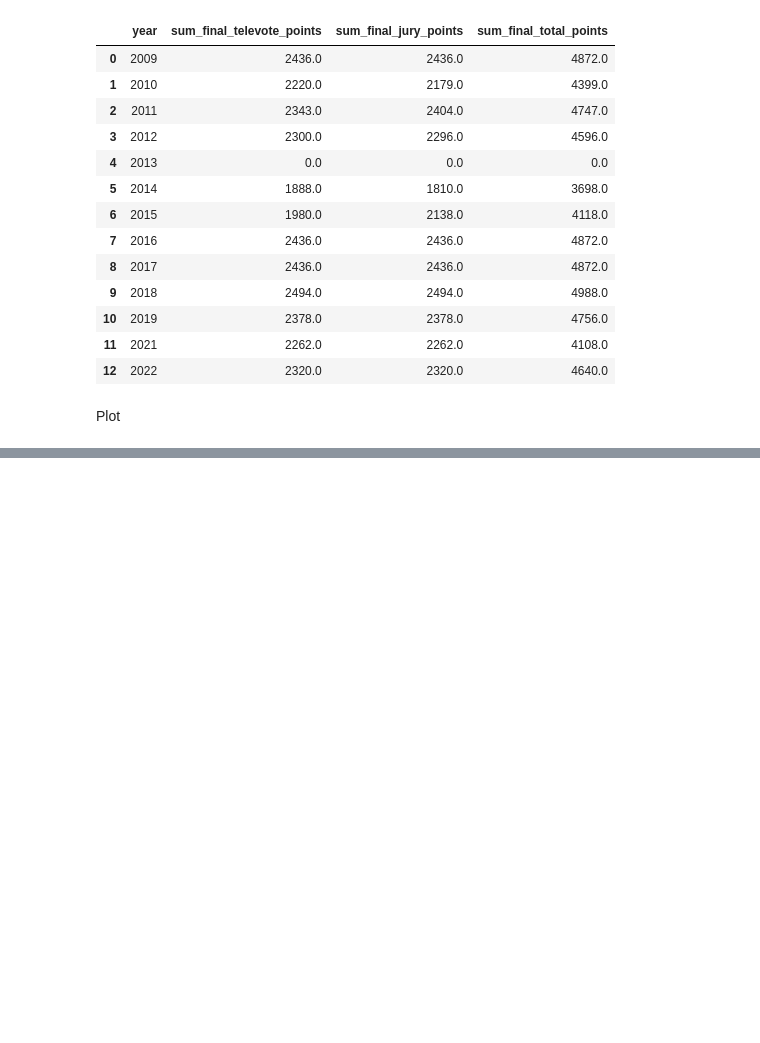
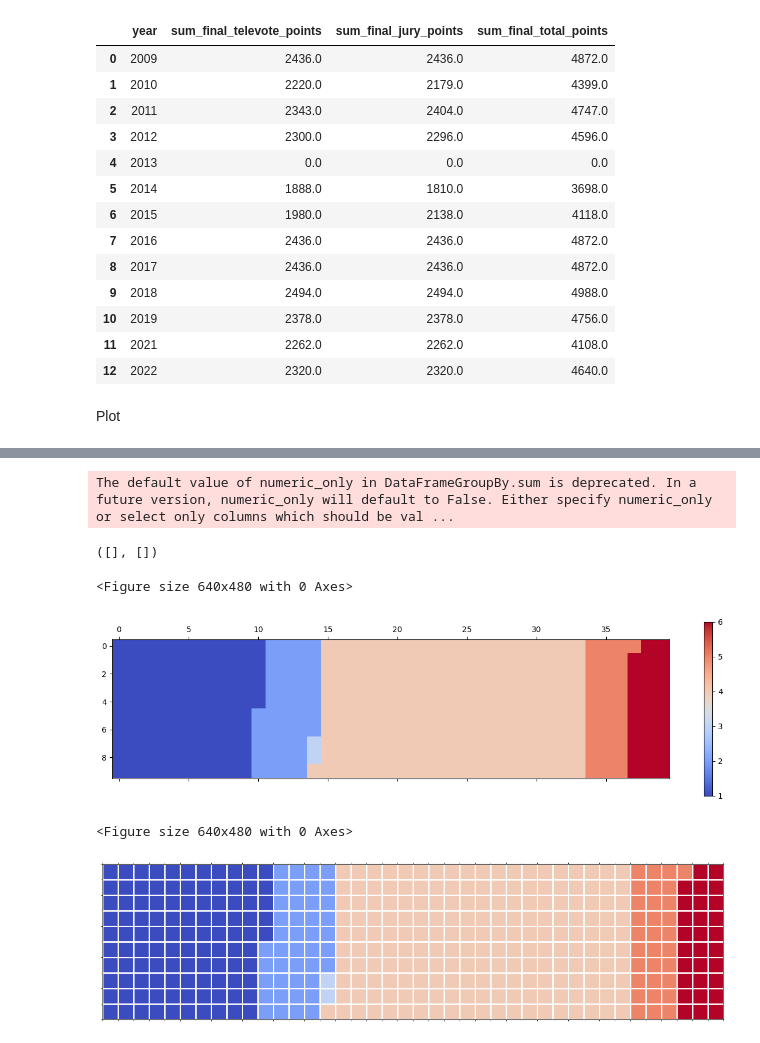
Before and after one commit to holapancho/proyecto-dcda-dashboard, a Jupyter notebook: NotebookPruebas.ipynb, the cells around one changed output, grey strips where cells are left out. Drawn from its saved outputs; the diff is of its cells as text; code cells hidden in the pictures; blank space fills up the shorter version.

```diff
--- a/NotebookPruebas.ipynb
+++ b/NotebookPruebas.ipynb
@@ -213,0 +437,74 @@ fig.show()
+# %%
+song_data['unos']=1
+df_pcb = song_data.groupby(['style']).sum()['unos'].to_frame()
+df_pcb.columns = ['Total']
+
+total_values = sum(df_pcb['Total'])
+category_proportions = [(float(value) / total_values) for value in df_pcb['Total']]
+
+# imprimir proporciones
+for i, proportion in enumerate(category_proportions):
+    print (df_pcb.index.values[i] + ': ' + str(proportion))
+
+width = 40 # ancho del of chart
+height = 10 # altura del chart
+
+total_num_tiles = width * height # número total de celdas
+
+print ('Número total de celdas: ', total_num_tiles)
+
+# calcula la cantidad de celdas por categoría
+tiles_per_category = [round(proportion * total_num_tiles) for proportion in category_proportions]
+
+# imprime número de celdas por categoría
+for i, tiles in enumerate(tiles_per_category):
+    print (df_pcb.index.values[i] + ': ' + str(tiles))
+
+
+waffle_chart = np.zeros((height, width))
+
+# índices que recorren la estructura
+category_index = 0
+tile_index = 0
+
+# poblar el waffle chart
+for col in range(width):
+    for row in range(height):
+        tile_index += 1
+
+        # si el número de celdas para la categoría actual es igual a las celdas asignadas...
+        if tile_index > sum(tiles_per_category[0:category_index]):
+            # ...se continúa con la siguiente categoría
+            category_index += 1
+
+        # Se asigna el valor de la categoría actual a las coordenadas row,col
+        waffle_chart[row, col] = category_index
+
+print ('Waffle chart populated!')
+
+fig = plt.figure()
+
+# matwhow para desplegar el waffle chart
+colormap = plt.cm.coolwarm
+plt.matshow(waffle_chart, cmap=colormap)
+plt.colorbar()
+
+fig = plt.figure()
+
+colormap = plt.cm.coolwarm
+plt.matshow(waffle_chart, cmap=colormap)
+
+
+# se obtienen los ejes de la gráfica
+ax = plt.gca()
+
+# se setean los ticks menores de cada eje
+ax.set_xticks(np.arange(-.5, (width), 1), minor=True)
+ax.set_yticks(np.arange(-.5, (height), 1), minor=True)
+
+# se añaden líneas de grilla de acuerdo a los ticks menores
+ax.grid(which='minor', color='w', linestyle='-', linewidth=2)
+
+plt.xticks([])
+plt.yticks([])
+# %% [output]
@@ -213,0 +525,6 @@ fig.show()
+The default value of numeric_only in DataFrameGroupBy.sum is deprecated. In a future version, numeric_only will default to False. Either specify numeric_only or select only columns which should be val ...
+([], [])
+<Figure size 640x480 with 0 Axes>
+[figure, added]
+<Figure size 640x480 with 0 Axes>
+[figure, added]
```
Also changed, not shown: parts of 23 cells of this notebook.
